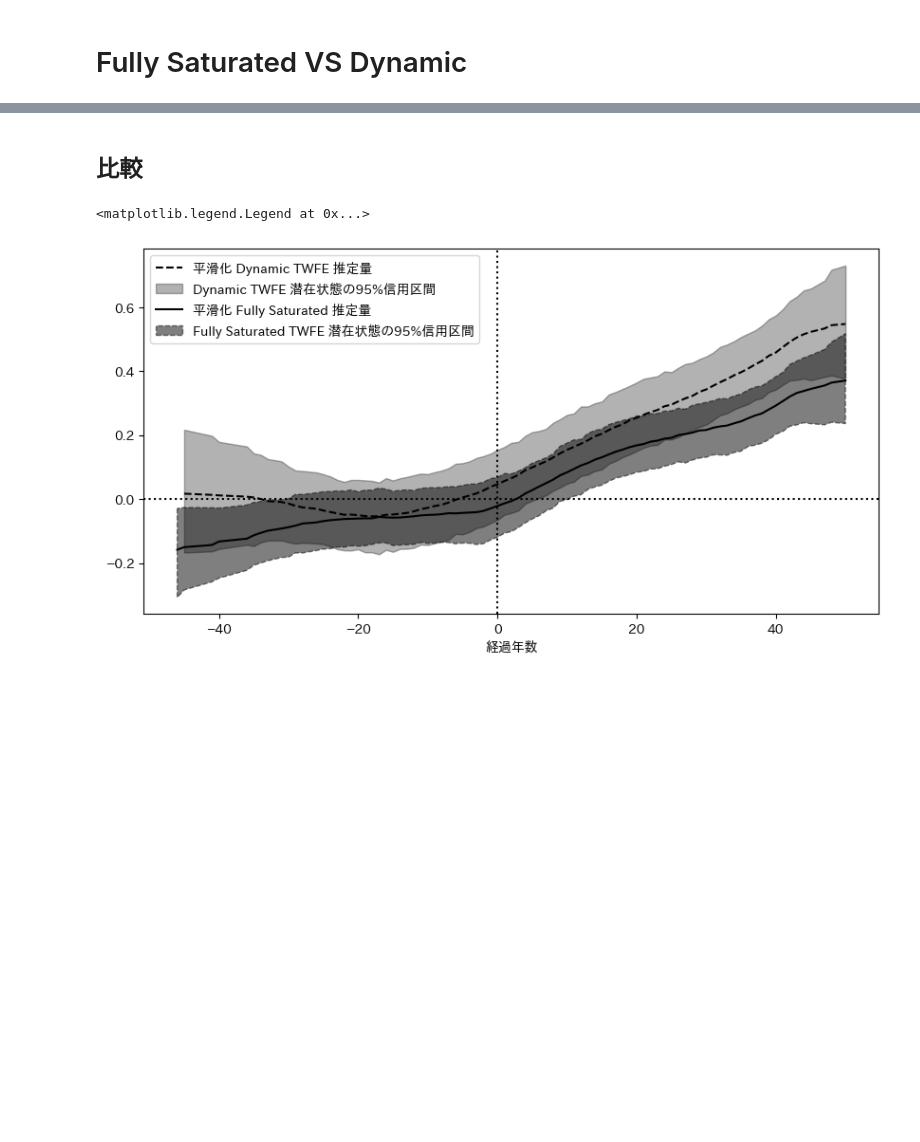
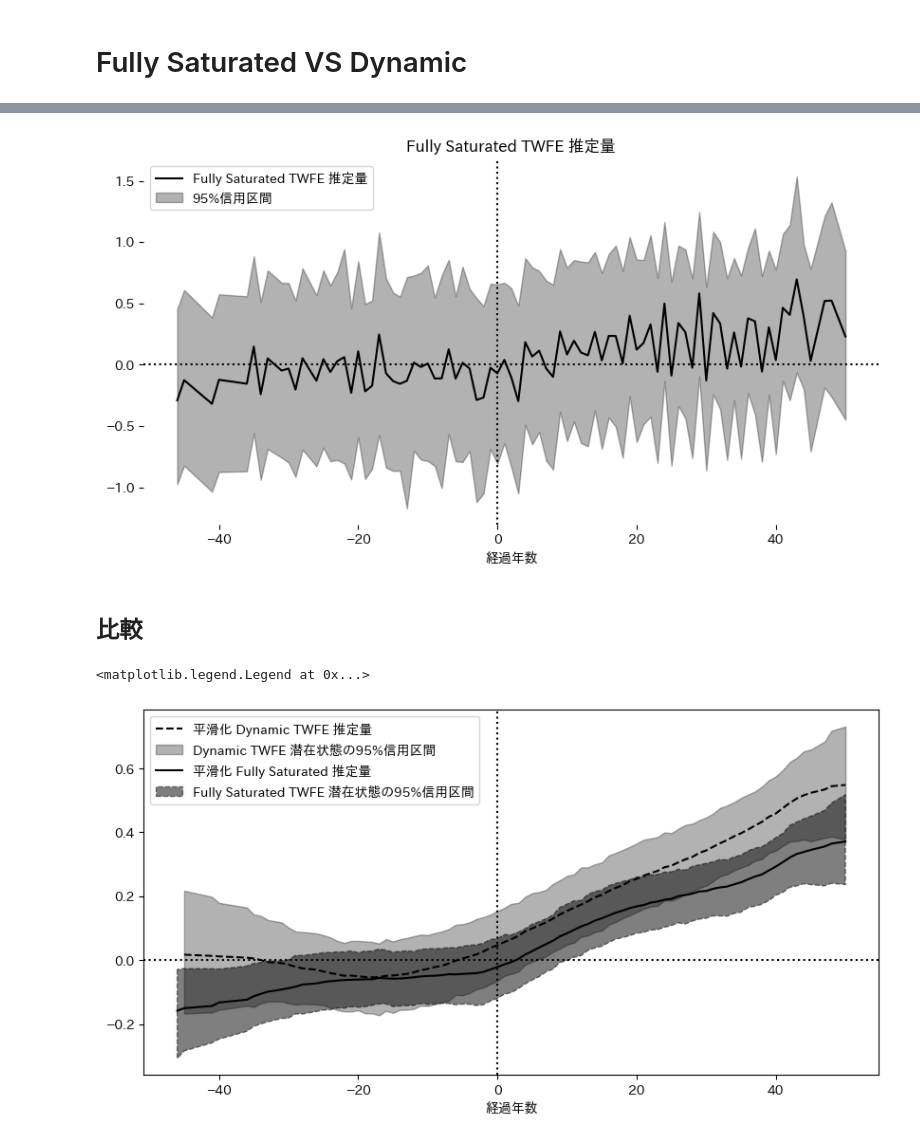
Before and after one commit to Keisei-Akiya/bridge-straw-effects, a Jupyter notebook: src/analysis/fully_vs_dynamic.ipynb, the cells around one changed output, grey strips where cells are left out. Drawn from its saved outputs; the diff is of its cells as text; code cells hidden in the pictures; blank space fills up the shorter version.

```diff
--- a/src/analysis/fully_vs_dynamic.ipynb
+++ b/src/analysis/fully_vs_dynamic.ipynb
@@ -56,3 +88,7 @@ fully_saturated_plotter.plot(title='Fully Saturated TWFE', path='../../docs/figu
+# %%
+fully_saturated_plotter.plot(title='Fully Saturated TWFE', path='../../docs/figures/fully_saturated_twfe/ATT.png')
+# %% [output]
+[figure, added]
 # %% [markdown]
 ## 比較
 # %%
```
Also changed, not shown: parts of 5 cells of this notebook, 12 other files.
